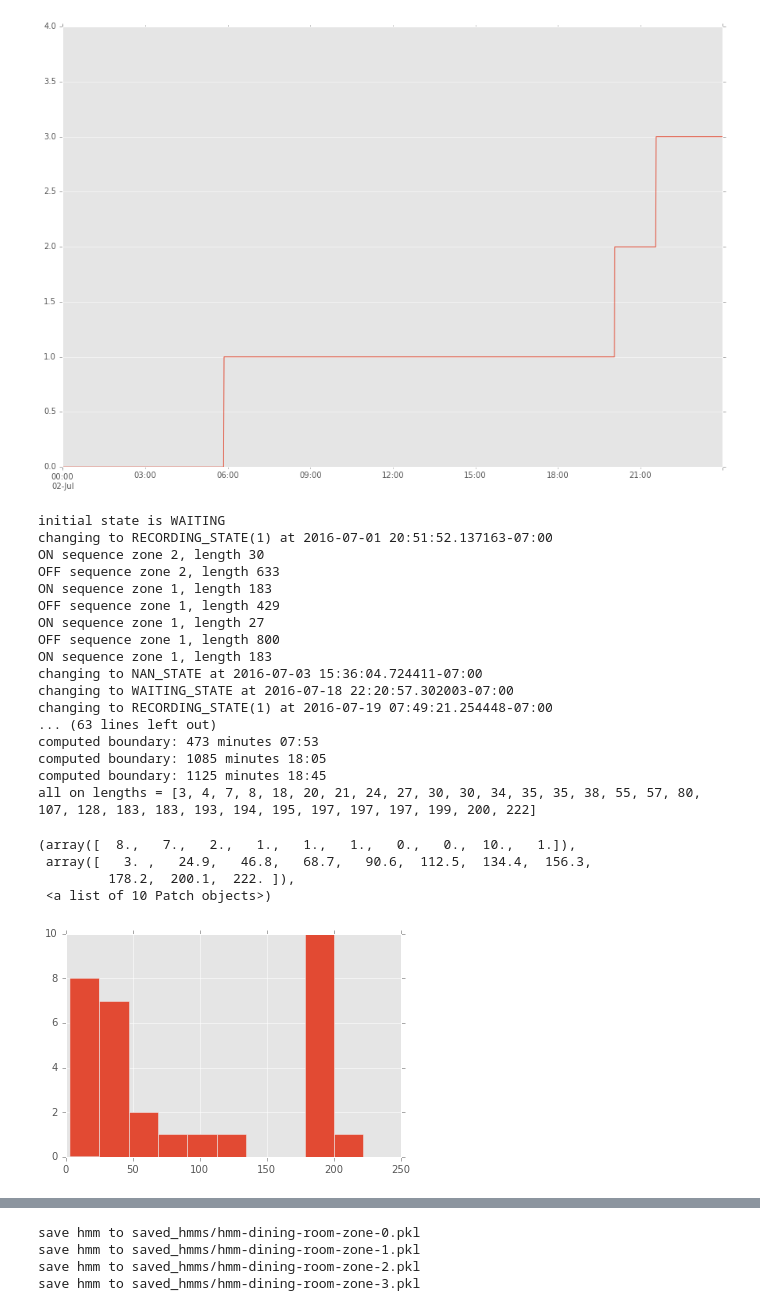
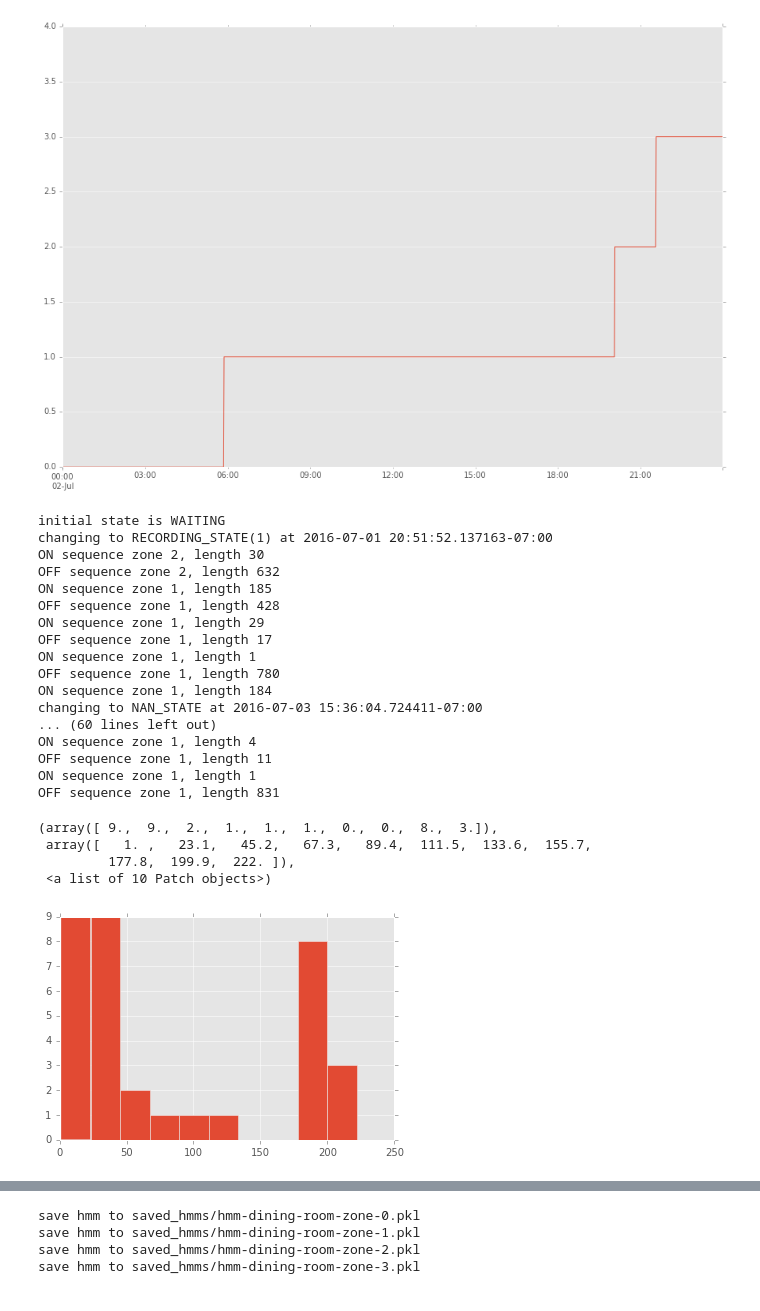
Before and after one commit to mpi-sws-rse/thingflow-examples, a Jupyter notebook: lighting_replay_app/analysis/lux-analysis-dining-room.ipynb, the cells around one changed output, grey strips where cells are left out. Saved outputs shown, nothing was run; the diff lists cells and outputs as text; code cells hidden in the pictures.

```diff
--- a/lighting_replay_app/analysis/lux-analysis-dining-room.ipynb
+++ b/lighting_replay_app/analysis/lux-analysis-dining-room.ipynb
@@ -225,11 +199,13 @@ pylab.ylim([0,3.5]) # force the graph top a little higher so that we can see the
 # %%
 # Now, lets map this to on-off values
-# Unlike the other rooms, we'll use 2 as our threshold instead of 1. This is because we get more
-# natural light in the dining room.
+# We pick an "on threshold" based on the values we see in the above graph,
+# trying to account for ambiant light.
+ON_THRESHOLD = 2
+
 def on_off_mapping(v):
     if math.isnan(v):
         return NaN
-    elif v>=2:
+    elif v>=ON_THRESHOLD:
         return 1
     else:
         return 0
@@ -271,36 +247,35 @@ pylab.ylim([0, NUM_ZONES])
 (0, 4)
 [figure]
 # %%
-# Load the data into the trainer
-from lux_analysis import LightPredictionTrainer
+# Build some histograms of the data
+from lux_analysis import build_length_histogram_data
 
-trainer = LightPredictionTrainer(feature_filter=lambda x: (x[0], x[1], x[4]))
-trainer.compute(on_off_series, smoothed_series_writer.index)
+length_data = build_length_histogram_data(on_off_series, smoothed_series_writer.index)
+
 # look at the distribution of lengths
 from itertools import chain
-all_on_lengths = list(chain.from_iterable(trainer.on_lengths))
-print("all on lengths = %s" % sorted(all_on_lengths))
+all_on_lengths = list(chain.from_iterable(length_data.on_lengths))
 plt.hist(all_on_lengths)
 # %% [output]
 initial state is WAITING
 changing to RECORDING_STATE(1) at 2016-07-01 20:51:52.137163-07:00
 ON sequence zone 2, length 30
-OFF sequence zone 2, length 633
-ON sequence zone 1, length 183
-OFF sequence zone 1, length 429
-ON sequence zone 1, length 27
-OFF sequence zone 1, length 800
-ON sequence zone 1, length 183
+OFF sequence zone 2, length 632
+ON sequence zone 1, length 185
+OFF sequence zone 1, length 428
+ON sequence zone 1, length 29
+OFF sequence zone 1, length 17
+ON sequence zone 1, length 1
+OFF sequence zone 1, length 780
+ON sequence zone 1, length 184
 changing to NAN_STATE at 2016-07-03 15:36:04.724411-07:00
-changing to WAITING_STATE at 2016-07-18 22:20:57.302003-07:00
-changing to RECORDING_STATE(1) at 2016-07-19 07:49:21.254448-07:00
-... (63 lines left out)
-computed boundary: 473 minutes 07:53
-computed boundary: 1085 minutes 18:05
-computed boundary: 1125 minutes 18:45
-all on lengths = [3, 4, 7, 8, 18, 20, 21, 24, 27, 30, 30, 34, 35, 35, 38, 55, 57, 80, 107, 128, 183, 183, 193, 194, 195, 197, 197, 197, 199, 200, 222]
+... (60 lines left out)
+ON sequence zone 1, length 4
+OFF sequence zone 1, length 11
+ON sequence zone 1, length 1
+OFF sequence zone 1, length 831
-(array([  8.,   7.,   2.,   1.,   1.,   1.,   0.,   0.,  10.,   1.]),
- array([   3. ,   24.9,   46.8,   68.7,   90.6,  112.5,  134.4,  156.3,
-         178.2,  200.1,  222. ]),
+(array([ 9.,  9.,  2.,  1.,  1.,  1.,  0.,  0.,  8.,  3.]),
+ array([   1. ,   23.1,   45.2,   67.3,   89.4,  111.5,  133.6,  155.7,
+         177.8,  199.9,  222. ]),
  <a list of 10 Patch objects>)
-[figure, old version]
+[figure, new version]
```
Also changed, not shown: parts of 32 cells of this notebook, 2 other files.
